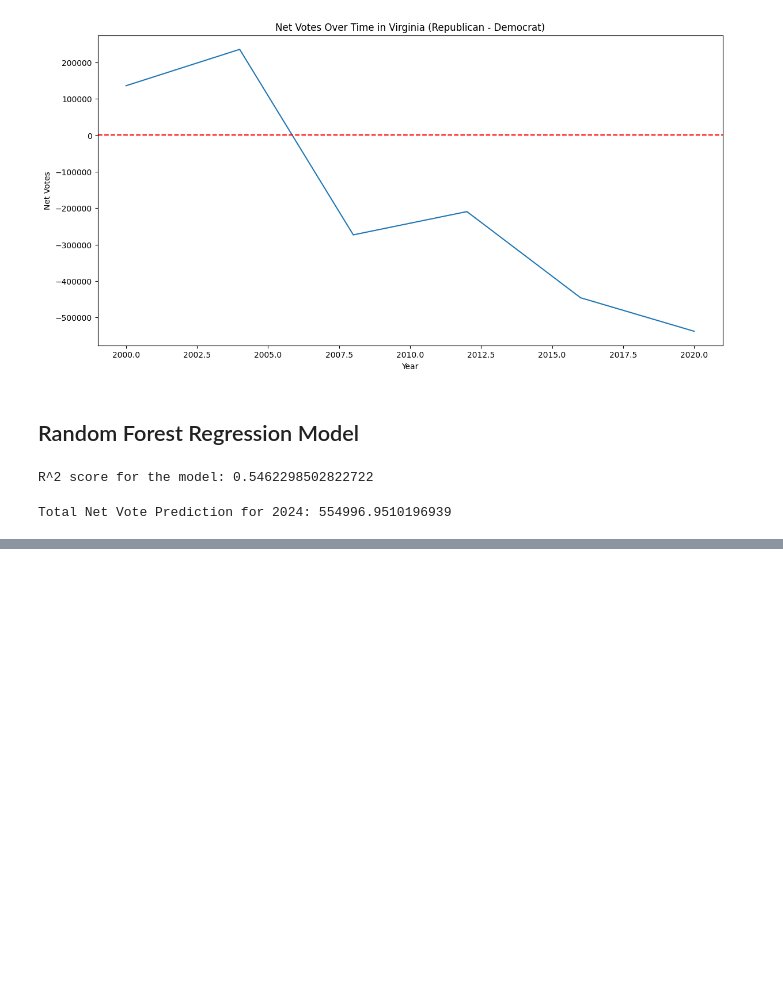
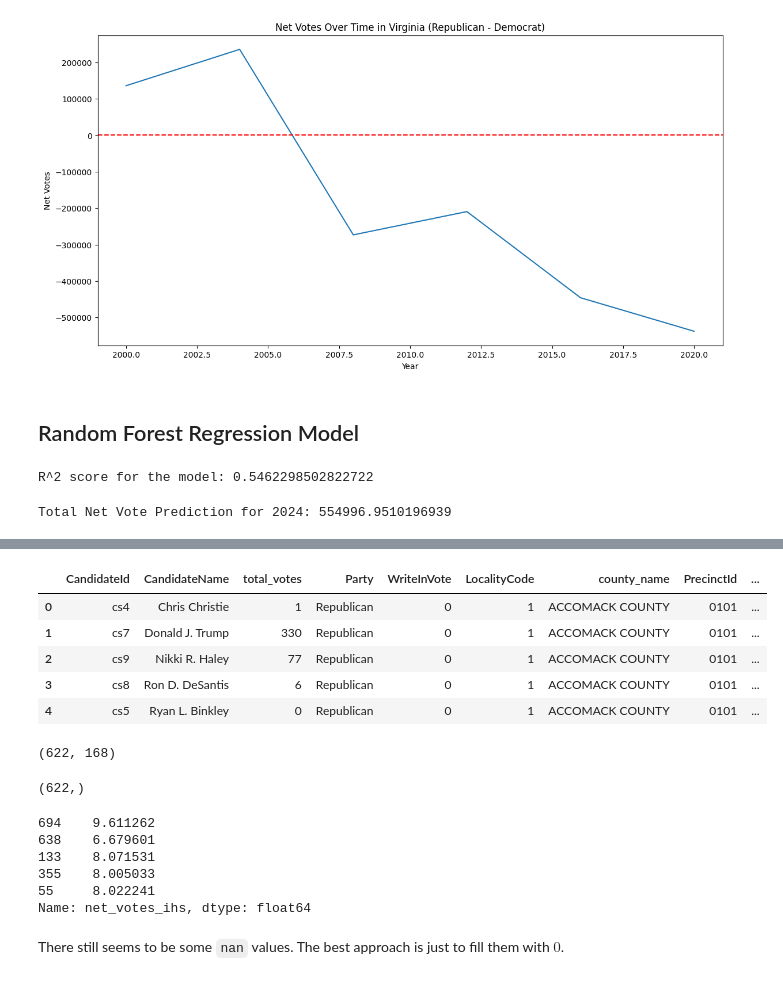
Before and after one commit to wangjalen7/project_voting, a Jupyter notebook: Project_Voting_Code.ipynb, the cells around one changed output, grey strips where cells are left out. Saved outputs shown, nothing was run; the diff lists cells and outputs as text; code cells hidden in the pictures; blank space fills up the shorter version.

```diff
--- a/Project_Voting_Code.ipynb
+++ b/Project_Voting_Code.ipynb
@@ -130,0 +154,26 @@ Total Net Vote Prediction for 2024: 554996.9510196939
+# %%
+rep_primary.head()
+# %% [output]
+|  | CandidateId | CandidateName | total_votes | Party | WriteInVote | LocalityCode | county_name | PrecinctId | ... |
+| 0 | cs4 | Chris Christie | 1 | Republican | 0 | 1 | ACCOMACK COUNTY | 0101 | ... |
+| 1 | cs7 | Donald J. Trump | 330 | Republican | 0 | 1 | ACCOMACK COUNTY | 0101 | ... |
+| 2 | cs9 | Nikki R. Haley | 77 | Republican | 0 | 1 | ACCOMACK COUNTY | 0101 | ... |
+| 3 | cs8 | Ron D. DeSantis | 6 | Republican | 0 | 1 | ACCOMACK COUNTY | 0101 | ... |
+| 4 | cs5 | Ryan L. Binkley | 0 | Republican | 0 | 1 | ACCOMACK COUNTY | 0101 | ... |
+# %%
+X_train.shape
+# %% [output]
+(622, 168)
+# %%
+y_train.shape
+# %% [output]
+(622,)
+# %%
+y_train.head()
+# %% [output]
+694    9.611262
+638    6.679601
+133    8.071531
+355    8.005033
+55     8.022241
+Name: net_votes_ihs, dtype: float64
@@ -130,0 +186,2 @@ Total Net Vote Prediction for 2024: 554996.9510196939
+# %% [markdown]
+There still seems to be some `nan` values. The best approach is just to fill them with $0$.
```
Also changed, not shown: parts of 14 cells of this notebook.
